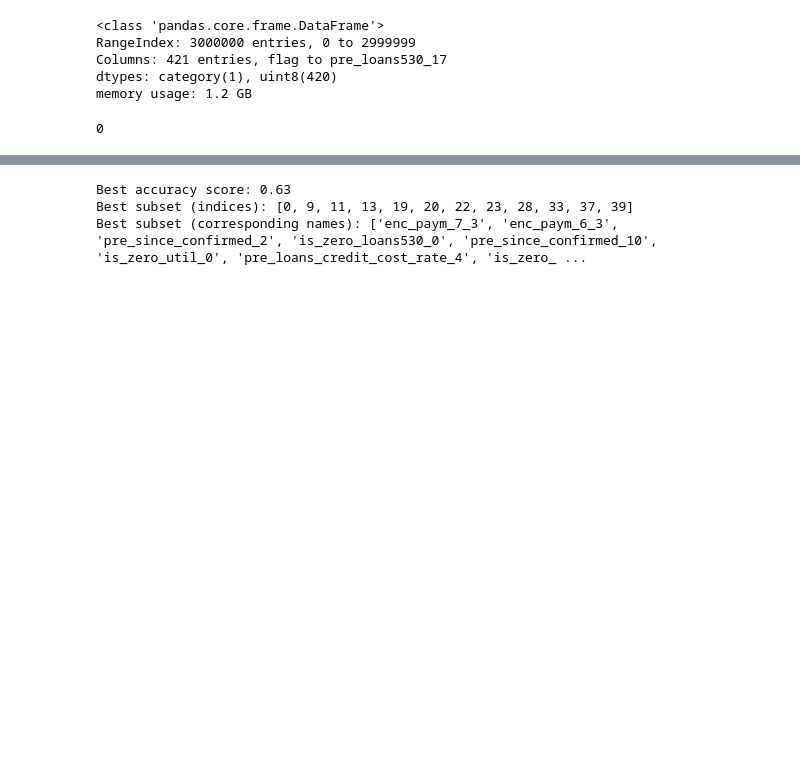
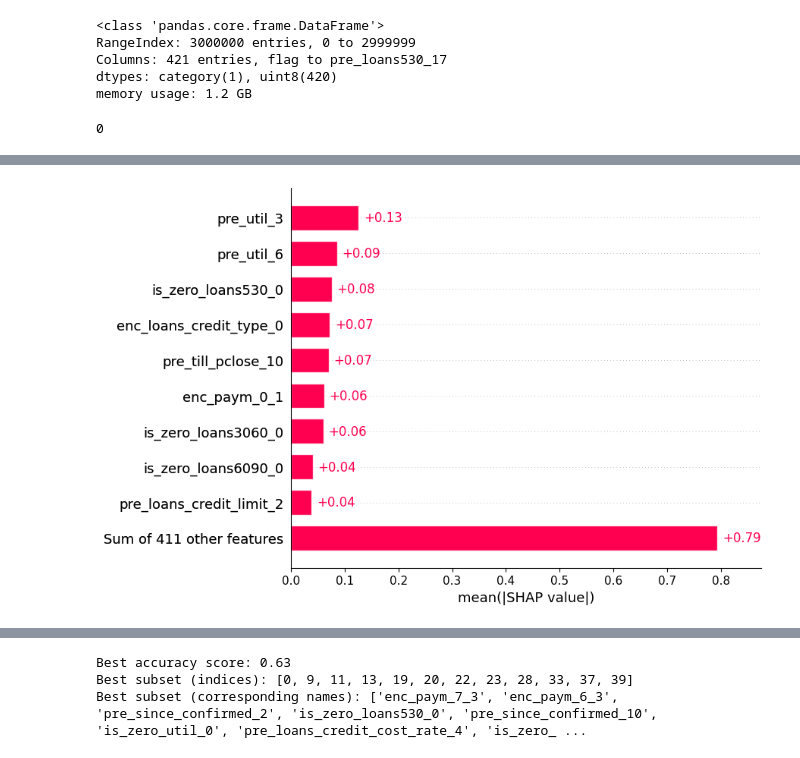
Before and after one commit to yurchest/DecSystem, a Jupyter notebook: model/research.ipynb, the cells around one changed output, grey strips where cells are left out. Saved outputs shown, nothing was run; the diff lists cells and outputs as text; code cells hidden in the pictures; blank space fills up the shorter version.

```diff
--- a/model/research.ipynb
+++ b/model/research.ipynb
@@ -48,0 +95,8 @@ X_train, X_test, y_train, y_test = train_test_split(df.drop('flag', axis=1), df[
+# %%
+import shap
+explainer = shap.Explainer(catboost_clf)
+shap_values = explainer(X_test.sample(frac=0.1))
+shap_importance = shap_values.abs.mean(0).values
+shap.plots.bar(shap_values)
+# %% [output]
+[figure, added]
```
Also changed, not shown: parts of 25 cells of this notebook, 4 other files.
